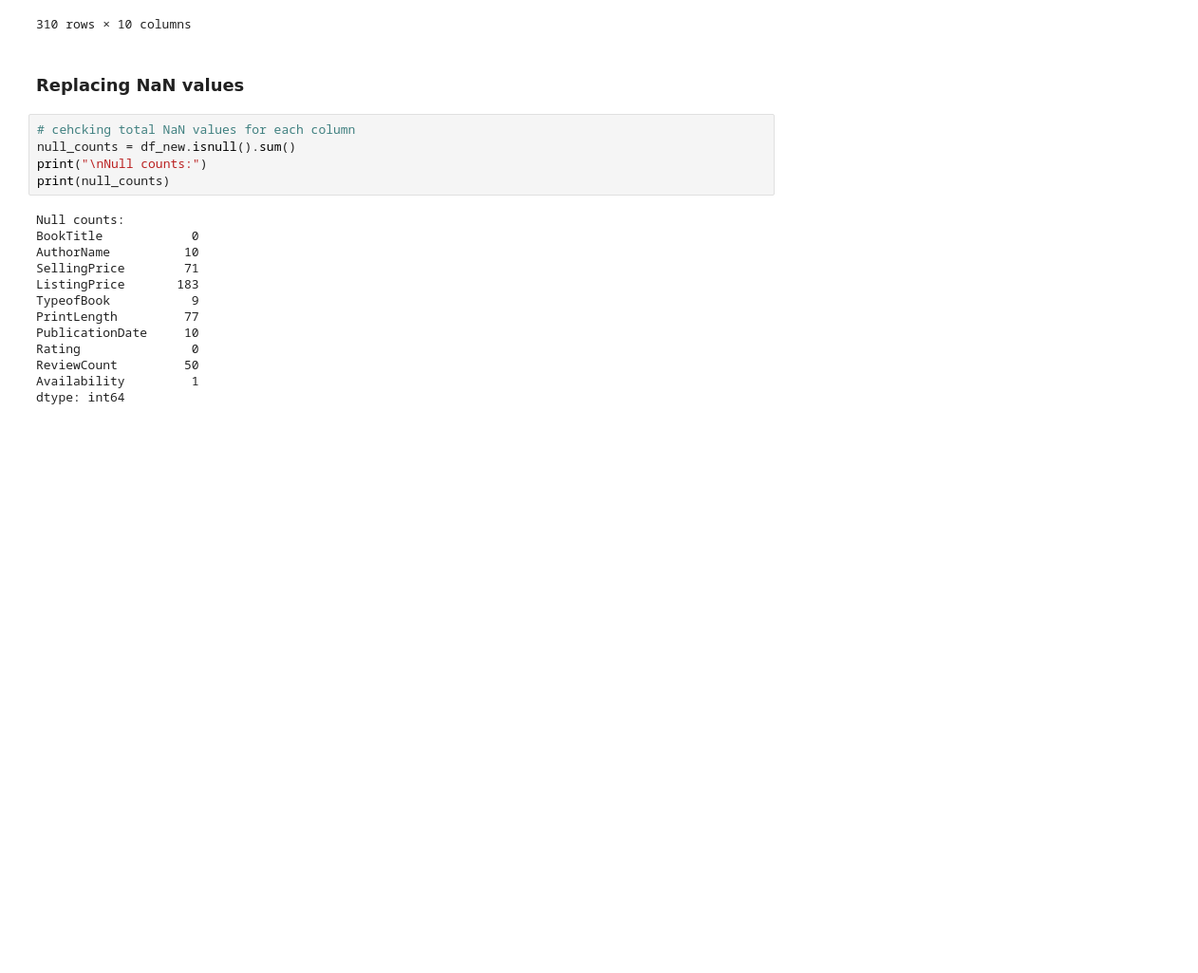
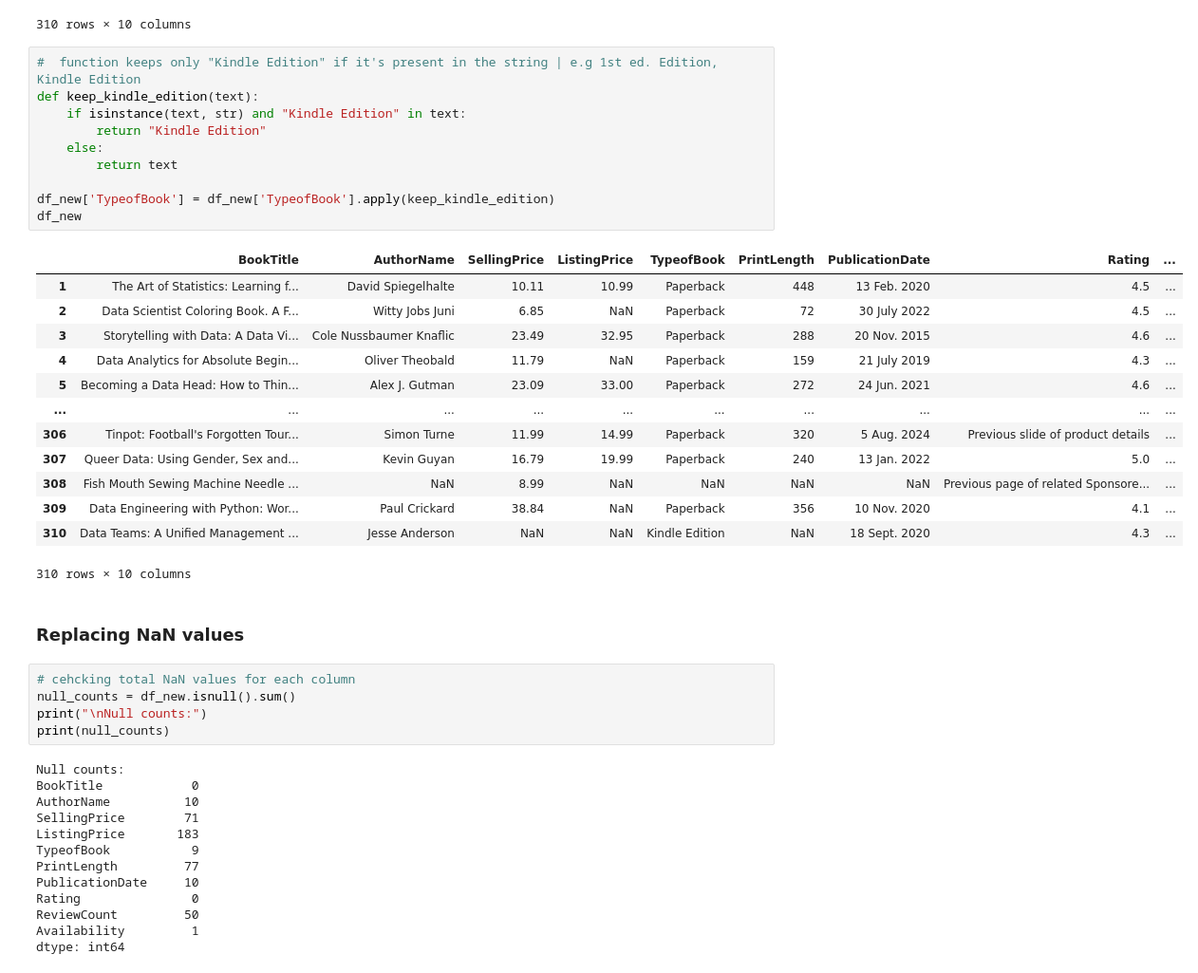
Before and after one commit to TendaiPhikiso/Amazon_web_Scraping_Transform, a Jupyter notebook: Amazon web scraping - Transformation Phase.ipynb, the cells around one changed output. Shown: that part at 95% size. Saved outputs shown, nothing was run; the diff lists cells and outputs as text; blank space fills up the shorter version.

```diff
--- a/Amazon web scraping - Transformation Phase.ipynb
+++ b/Amazon web scraping - Transformation Phase.ipynb
@@ -109,6 +109,30 @@ df_new
 | 309 | Data Engineering with Python: Wor... | Paul Crickard | 38.84 | NaN | Paperback | 356 | 10 Nov. 2020 | 4.1 | ... |
 | 310 | Data Teams: A Unified Management ... | Jesse Anderson | NaN | NaN | 1st ed. Edition, Kindle Edition | NaN | 18 Sept. 2020 | 4.3 | ... |
 310 rows × 10 columns
+# %%
+#  function keeps only "Kindle Edition" if it's present in the string | e.g 1st ed. Edition, Kindle Edition
+def keep_kindle_edition(text):
+    if isinstance(text, str) and "Kindle Edition" in text:
+        return "Kindle Edition"
+    else:
+        return text
+
+df_new['TypeofBook'] = df_new['TypeofBook'].apply(keep_kindle_edition)
+df_new
+# %% [output]
+|  | BookTitle | AuthorName | SellingPrice | ListingPrice | TypeofBook | PrintLength | PublicationDate | Rating | ... |
+| 1 | The Art of Statistics: Learning f... | David Spiegelhalte | 10.11 | 10.99 | Paperback | 448 | 13 Feb. 2020 | 4.5 | ... |
+| 2 | Data Scientist Coloring Book. A F... | Witty Jobs Juni | 6.85 | NaN | Paperback | 72 | 30 July 2022 | 4.5 | ... |
+| 3 | Storytelling with Data: A Data Vi... | Cole Nussbaumer Knaflic | 23.49 | 32.95 | Paperback | 288 | 20 Nov. 2015 | 4.6 | ... |
+| 4 | Data Analytics for Absolute Begin... | Oliver Theobald | 11.79 | NaN | Paperback | 159 | 21 July 2019 | 4.3 | ... |
+| 5 | Becoming a Data Head: How to Thin... | Alex J. Gutman | 23.09 | 33.00 | Paperback | 272 | 24 Jun. 2021 | 4.6 | ... |
+| ... | ... | ... | ... | ... | ... | ... | ... | ... | ... |
+| 306 | Tinpot: Football's Forgotten Tour... | Simon Turne | 11.99 | 14.99 | Paperback | 320 | 5 Aug. 2024 | Previous slide of product details | ... |
+| 307 | Queer Data: Using Gender, Sex and... | Kevin Guyan | 16.79 | 19.99 | Paperback | 240 | 13 Jan. 2022 | 5.0 | ... |
+| 308 | Fish Mouth Sewing Machine Needle ... | NaN | 8.99 | NaN | NaN | NaN | NaN | Previous page of related Sponsore... | ... |
+| 309 | Data Engineering with Python: Wor... | Paul Crickard | 38.84 | NaN | Paperback | 356 | 10 Nov. 2020 | 4.1 | ... |
+| 310 | Data Teams: A Unified Management ... | Jesse Anderson | NaN | NaN | Kindle Edition | NaN | 18 Sept. 2020 | 4.3 | ... |
+310 rows × 10 columns
 # %% [markdown]
 ### Replacing NaN values
 # %%
```
Also changed, not shown: parts of 3 cells of this notebook, 1 other file.
